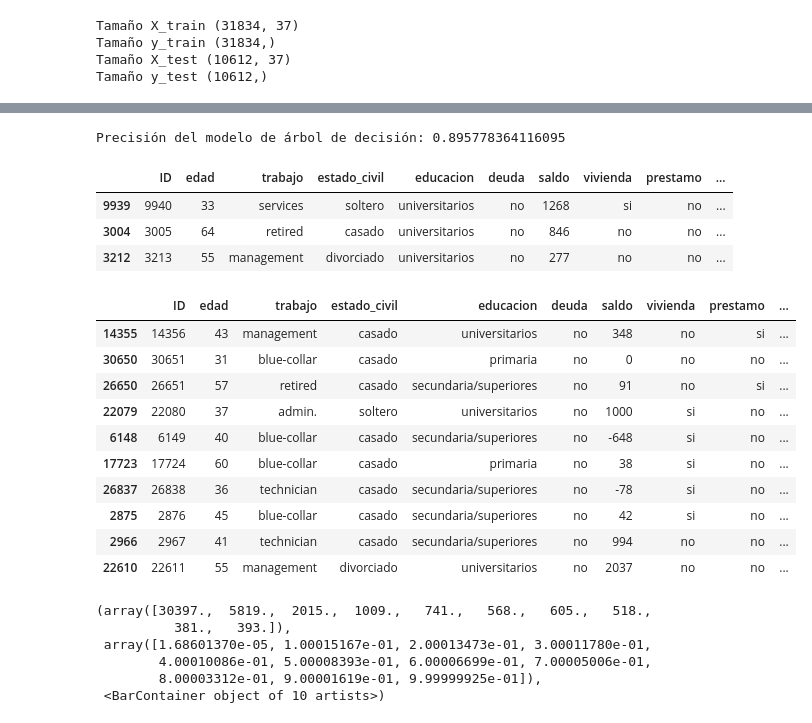
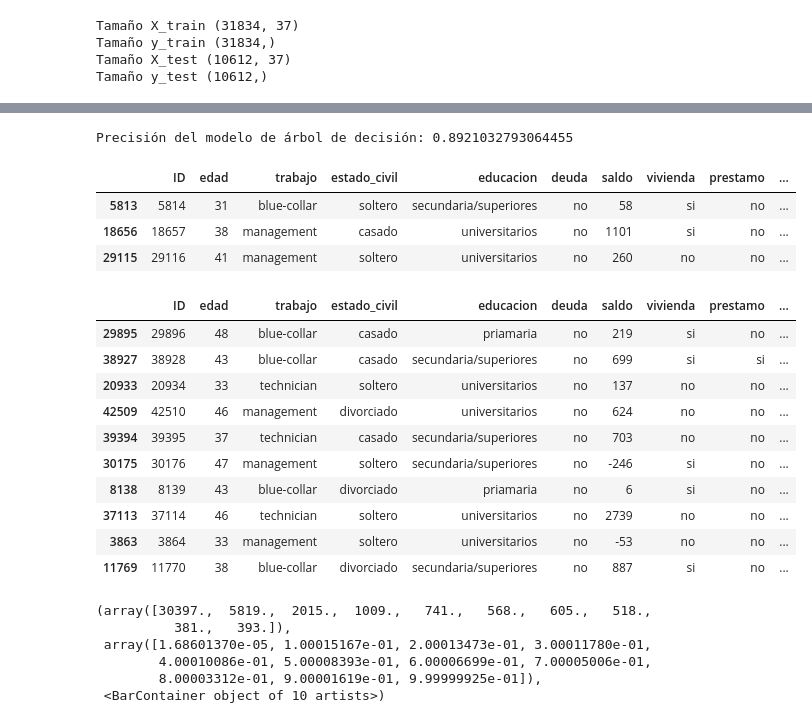
Before and after one commit to guillem-edo/AMACOR_Depositos, a Jupyter notebook: DATA/LogisticRegression_final.ipynb, the cells around one changed output, grey strips where cells are left out. Cells and saved outputs as stored; diff of their text form; code cells hidden in the pictures.

```diff
--- a/DATA/LogisticRegression_final.ipynb
+++ b/DATA/LogisticRegression_final.ipynb
@@ -216,50 +216,50 @@ X_test_std=estandarizador.transform(X_test)
 model_std = LogisticRegression()
 model_std.fit(X_train_std, y_train)
 y_pred_std = model.predict_proba(X_test_std)[:,1]
-y_pred_std_dicotomico = (y_pred_dicotomico > 0.5) *1
+y_pred_std_dicotomico = (y_pred_dicotomico > 0.65) *1
 
 accuracy = accuracy_score(y_test, y_pred_std_dicotomico)
 print("Precisión del modelo de árbol de decisión:", accuracy)
 # %% [output]
-Precisión del modelo de árbol de decisión: 0.895778364116095
+Precisión del modelo de árbol de decisión: 0.8921032793064455
 # %%
 # 'model' es tu modelo entrenado DecisionTreeClassifier y 'df_train' es tu DataFrame original con las características de entrenamiento
 # Selecciona todas las características (X) de tu DataFrame original 'df_train'
 X_base_datos = df_train.drop('target', axis=1, inplace=False)  # Asegúrate de excluir la columna de la variable objetivo si está presente
 
 X_base_datos_std=estandarizador.fit_transform(X_base_datos)
 
 
 # Realiza la predicción utilizando el modelo entrenado
 model_std.fit(X_base_datos_std,y)
 y_pred_base_datos = model_std.predict_proba(X_base_datos_std)
 
 # Ahora 'y_pred_base_datos' contiene las predicciones para toda tu base de datos
 # utilizaremos la predicion de todo el df y lo agregamos en una nueva columna para comprar valores reales a los predichos
 
 df['target_predicho'] = y_pred_base_datos[:,1]
-df['target_predicho_dic'] = df['target_predicho'] > 0.5
+df['target_predicho_dic'] = df['target_predicho'] > 0.65
 
 df.sample(3)
 # %% [output]
 |  | ID | edad | trabajo | estado_civil | educacion | deuda | saldo | vivienda | prestamo | ... |
-| 9939 | 9940 | 33 | services | soltero | universitarios | no | 1268 | si | no | ... |
-| 3004 | 3005 | 64 | retired | casado | universitarios | no | 846 | no | no | ... |
-| 3212 | 3213 | 55 | management | divorciado | universitarios | no | 277 | no | no | ... |
+| 5813 | 5814 | 31 | blue-collar | soltero | secundaria/superiores | no | 58 | si | no | ... |
+| 18656 | 18657 | 38 | management | casado | universitarios | no | 1101 | si | no | ... |
+| 29115 | 29116 | 41 | management | soltero | universitarios | no | 260 | no | no | ... |
 # %%
 df.sample(10)
 # %% [output]
 |  | ID | edad | trabajo | estado_civil | educacion | deuda | saldo | vivienda | prestamo | ... |
-| 14355 | 14356 | 43 | management | casado | universitarios | no | 348 | no | si | ... |
-| 30650 | 30651 | 31 | blue-collar | casado | primaria | no | 0 | no | no | ... |
-| 26650 | 26651 | 57 | retired | casado | secundaria/superiores | no | 91 | no | si | ... |
-| 22079 | 22080 | 37 | admin. | soltero | universitarios | no | 1000 | si | no | ... |
-| 6148 | 6149 | 40 | blue-collar | casado | secundaria/superiores | no | -648 | si | no | ... |
-| 17723 | 17724 | 60 | blue-collar | casado | primaria | no | 38 | si | no | ... |
-| 26837 | 26838 | 36 | technician | casado | secundaria/superiores | no | -78 | si | no | ... |
-| 2875 | 2876 | 45 | blue-collar | casado | secundaria/superiores | no | 42 | si | no | ... |
-| 2966 | 2967 | 41 | technician | casado | secundaria/superiores | no | 994 | no | no | ... |
-| 22610 | 22611 | 55 | management | divorciado | universitarios | no | 2037 | no | no | ... |
+| 29895 | 29896 | 48 | blue-collar | casado | priamaria | no | 219 | si | no | ... |
+| 38927 | 38928 | 43 | blue-collar | casado | secundaria/superiores | no | 699 | si | si | ... |
+| 20933 | 20934 | 33 | technician | soltero | universitarios | no | 137 | no | no | ... |
+| 42509 | 42510 | 46 | management | divorciado | universitarios | no | 624 | no | no | ... |
+| 39394 | 39395 | 37 | technician | casado | secundaria/superiores | no | 703 | no | no | ... |
+| 30175 | 30176 | 47 | management | soltero | secundaria/superiores | no | -246 | si | no | ... |
+| 8138 | 8139 | 43 | blue-collar | divorciado | priamaria | no | 6 | si | no | ... |
+| 37113 | 37114 | 46 | technician | soltero | universitarios | no | 2739 | no | no | ... |
+| 3863 | 3864 | 33 | management | soltero | universitarios | no | -53 | no | no | ... |
+| 11769 | 11770 | 38 | blue-collar | divorciado | secundaria/superiores | no | 887 | si | no | ... |
 # %%
 plt.hist(df['target_predicho'])
 # %% [output]
```
Also changed, not shown: parts of 19 cells of this notebook.
